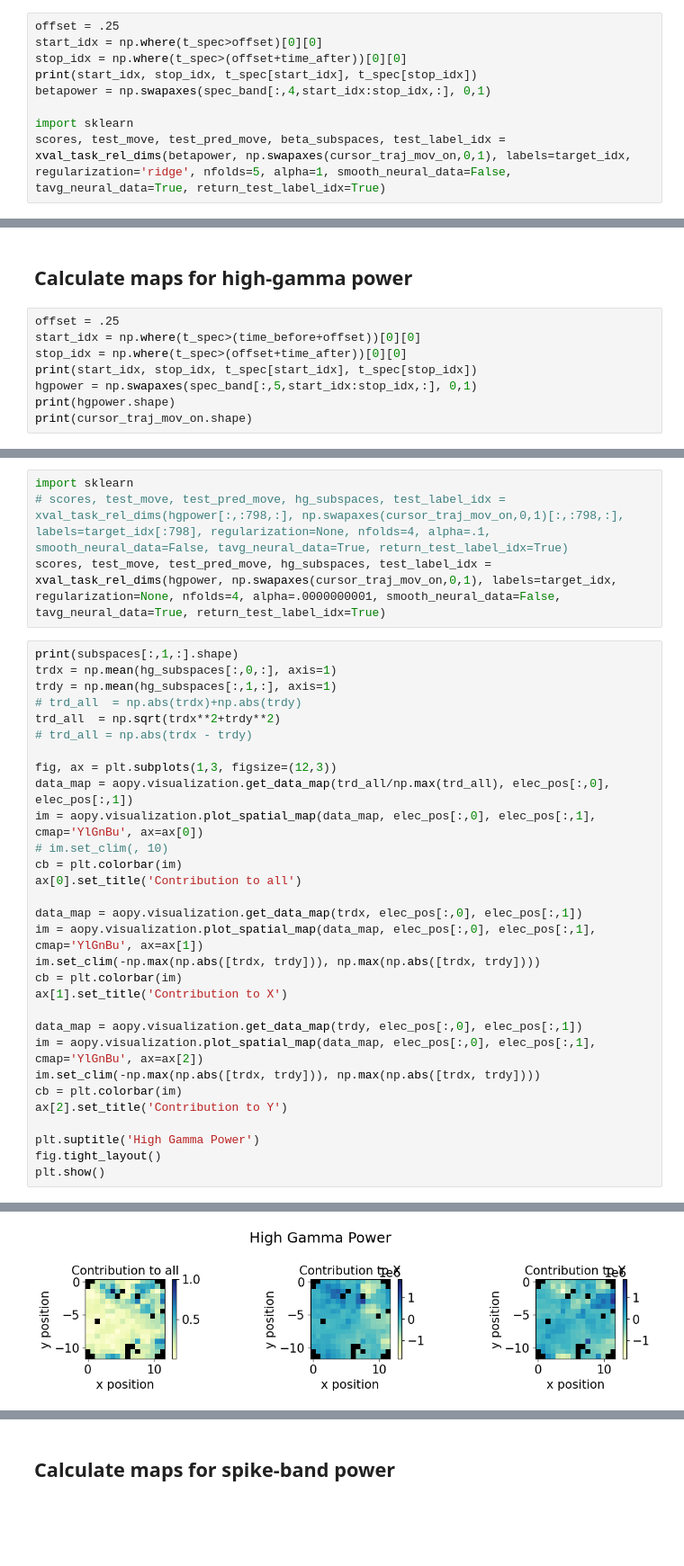
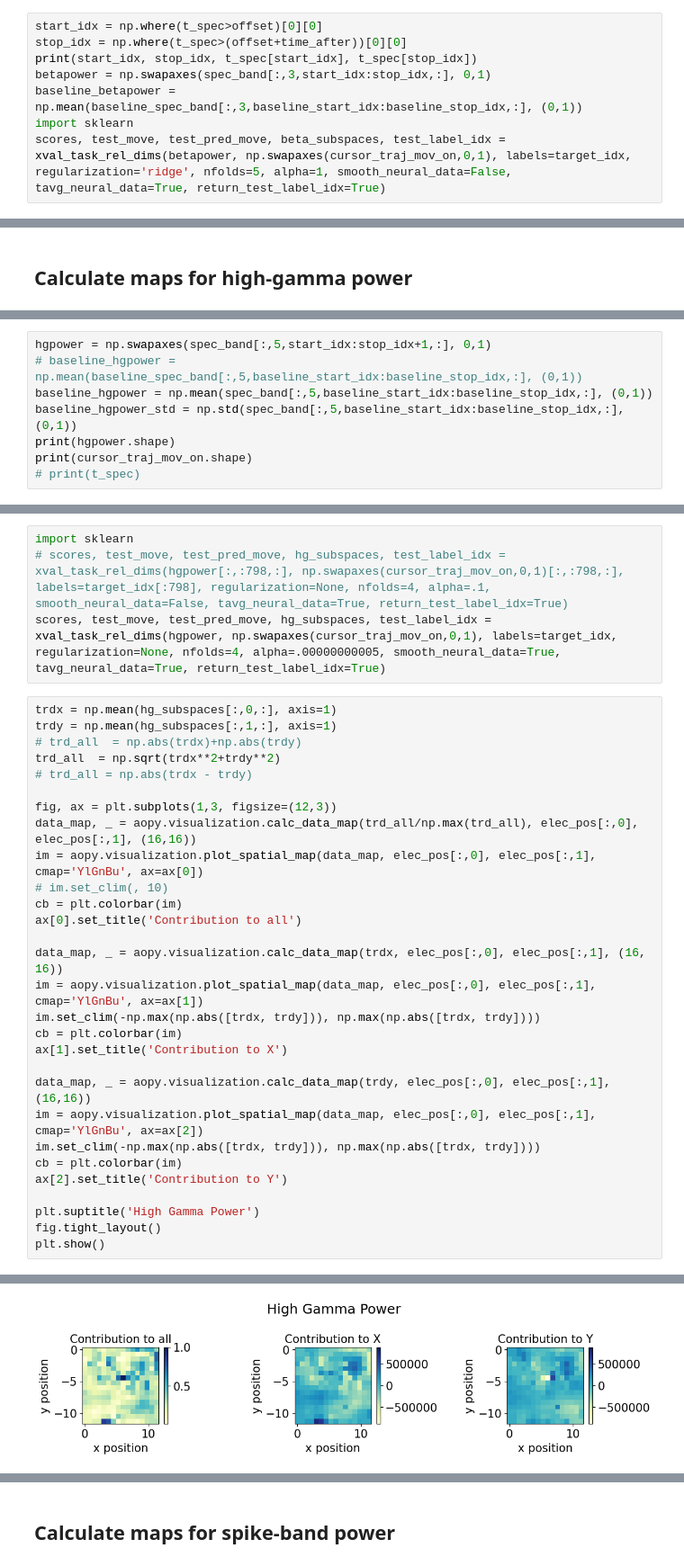
Before and after one commit to rcanfield2/ecog_np_targeting, a Jupyter notebook: ECoG_decoding.ipynb, the cells around one changed output, grey strips where cells are left out. Shown at 90% size. Saved outputs shown, nothing was run; the diff lists cells and outputs as text; blank space fills up the shorter version.

```diff
--- a/ECoG_decoding.ipynb
+++ b/ECoG_decoding.ipynb
@@ -1448,11 +1480,10 @@ plt.show()
 # %% [markdown]
 ## Calculate maps for beta power
 # %%
-offset = .25
 start_idx = np.where(t_spec>offset)[0][0]
 stop_idx = np.where(t_spec>(offset+time_after))[0][0]
 print(start_idx, stop_idx, t_spec[start_idx], t_spec[stop_idx])
-betapower = np.swapaxes(spec_band[:,4,start_idx:stop_idx,:], 0,1)
-
+betapower = np.swapaxes(spec_band[:,3,start_idx:stop_idx,:], 0,1)
+baseline_betapower = np.mean(baseline_spec_band[:,3,baseline_start_idx:baseline_stop_idx,:], (0,1))
 import sklearn
 scores, test_move, test_pred_move, beta_subspaces, test_label_idx = xval_task_rel_dims(betapower, np.swapaxes(cursor_traj_mov_on,0,1), labels=target_idx, regularization='ridge', nfolds=5, alpha=1, smooth_neural_data=False, tavg_neural_data=True, return_test_label_idx=True)
@@ -1538,10 +1608,2 @@ plt.show()
 # %% [markdown]
 ## Calculate maps for high-gamma power
-# %%
-offset = .25
-start_idx = np.where(t_spec>(time_before+offset))[0][0]
-stop_idx = np.where(t_spec>(offset+time_after))[0][0]
-print(start_idx, stop_idx, t_spec[start_idx], t_spec[stop_idx])
-hgpower = np.swapaxes(spec_band[:,5,start_idx:stop_idx,:], 0,1)
-print(hgpower.shape)
-print(cursor_traj_mov_on.shape)
@@ -1551,0 +1610,8 @@ print(cursor_traj_mov_on.shape)
+# %%
+hgpower = np.swapaxes(spec_band[:,5,start_idx:stop_idx+1,:], 0,1)
+# baseline_hgpower = np.mean(baseline_spec_band[:,5,baseline_start_idx:baseline_stop_idx,:], (0,1))
+baseline_hgpower = np.mean(spec_band[:,5,baseline_start_idx:baseline_stop_idx,:], (0,1))
+baseline_hgpower_std = np.std(spec_band[:,5,baseline_start_idx:baseline_stop_idx,:], (0,1))
+print(hgpower.shape)
+print(cursor_traj_mov_on.shape)
+# print(t_spec)
@@ -1552,9 +1628,8 @@ print(cursor_traj_mov_on.shape)
 # %%
 import sklearn
 # scores, test_move, test_pred_move, hg_subspaces, test_label_idx = xval_task_rel_dims(hgpower[:,:798,:], np.swapaxes(cursor_traj_mov_on,0,1)[:,:798,:], labels=target_idx[:798], regularization=None, nfolds=4, alpha=.1, smooth_neural_data=False, tavg_neural_data=True, return_test_label_idx=True)
-scores, test_move, test_pred_move, hg_subspaces, test_label_idx = xval_task_rel_dims(hgpower, np.swapaxes(cursor_traj_mov_on,0,1), labels=target_idx, regularization=None, nfolds=4, alpha=.0000000001, smooth_neural_data=False, tavg_neural_data=True, return_test_label_idx=True)
+scores, test_move, test_pred_move, hg_subspaces, test_label_idx = xval_task_rel_dims(hgpower, np.swapaxes(cursor_traj_mov_on,0,1), labels=target_idx, regularization=None, nfolds=4, alpha=.00000000005, smooth_neural_data=True, tavg_neural_data=True, return_test_label_idx=True)
 # %%
-print(subspaces[:,1,:].shape)
 trdx = np.mean(hg_subspaces[:,0,:], axis=1)
 trdy = np.mean(hg_subspaces[:,1,:], axis=1)
 # trd_all  = np.abs(trdx)+np.abs(trdy)
@@ -1562,19 +1637,19 @@ trd_all  = np.sqrt(trdx**2+trdy**2)
 # trd_all = np.abs(trdx - trdy)
 
 fig, ax = plt.subplots(1,3, figsize=(12,3))
-data_map = aopy.visualization.get_data_map(trd_all/np.max(trd_all), elec_pos[:,0], elec_pos[:,1])
+data_map, _ = aopy.visualization.calc_data_map(trd_all/np.max(trd_all), elec_pos[:,0], elec_pos[:,1], (16,16))
 im = aopy.visualization.plot_spatial_map(data_map, elec_pos[:,0], elec_pos[:,1], cmap='YlGnBu', ax=ax[0])
 # im.set_clim(, 10)
 cb = plt.colorbar(im)
 ax[0].set_title('Contribution to all')
 
-data_map = aopy.visualization.get_data_map(trdx, elec_pos[:,0], elec_pos[:,1])
+data_map, _ = aopy.visualization.calc_data_map(trdx, elec_pos[:,0], elec_pos[:,1], (16, 16))
 im = aopy.visualization.plot_spatial_map(data_map, elec_pos[:,0], elec_pos[:,1], cmap='YlGnBu', ax=ax[1])
 im.set_clim(-np.max(np.abs([trdx, trdy])), np.max(np.abs([trdx, trdy])))
 cb = plt.colorbar(im)
 ax[1].set_title('Contribution to X')
 
-data_map = aopy.visualization.get_data_map(trdy, elec_pos[:,0], elec_pos[:,1])
+data_map, _ = aopy.visualization.calc_data_map(trdy, elec_pos[:,0], elec_pos[:,1], (16,16))
 im = aopy.visualization.plot_spatial_map(data_map, elec_pos[:,0], elec_pos[:,1], cmap='YlGnBu', ax=ax[2])
 im.set_clim(-np.max(np.abs([trdx, trdy])), np.max(np.abs([trdx, trdy])))
 cb = plt.colorbar(im)
@@ -1588 +1662 @@ plt.show()
-[figure, old version]
+[figure, new version]
```
Also changed, not shown: parts of 47 cells of this notebook, 9 other files.
